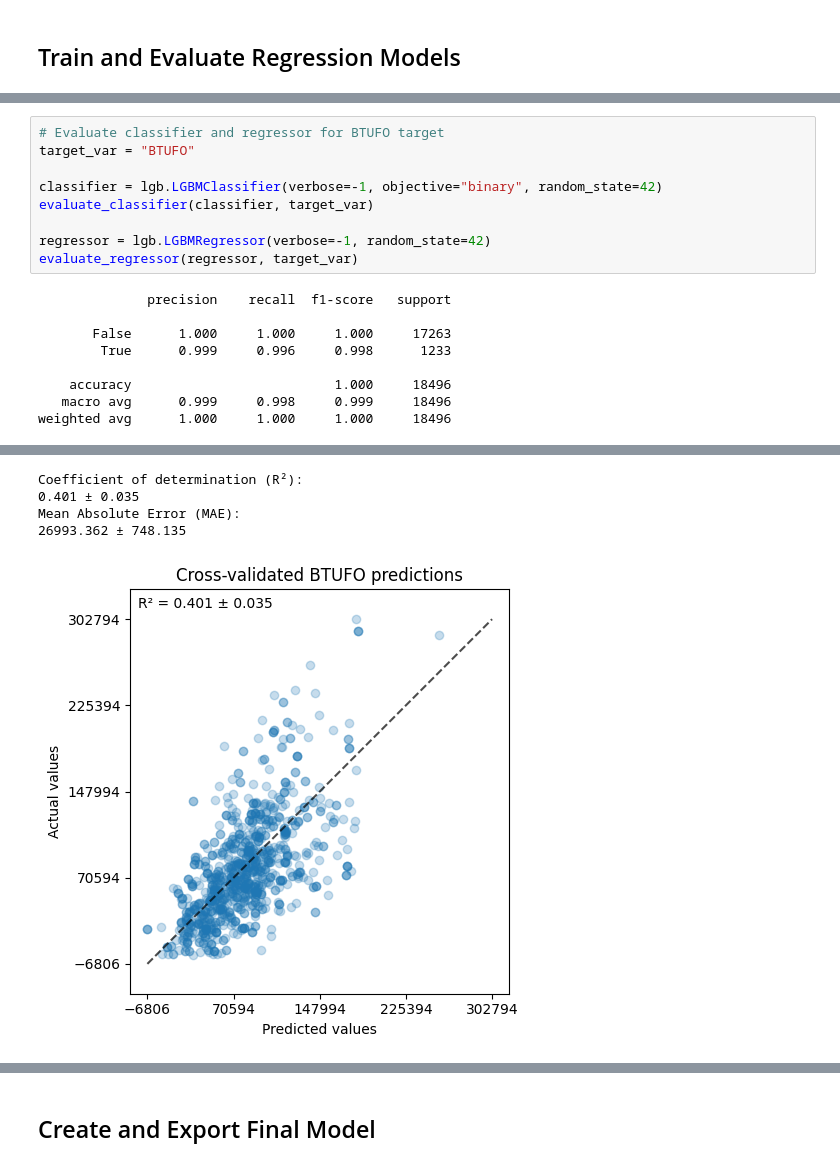
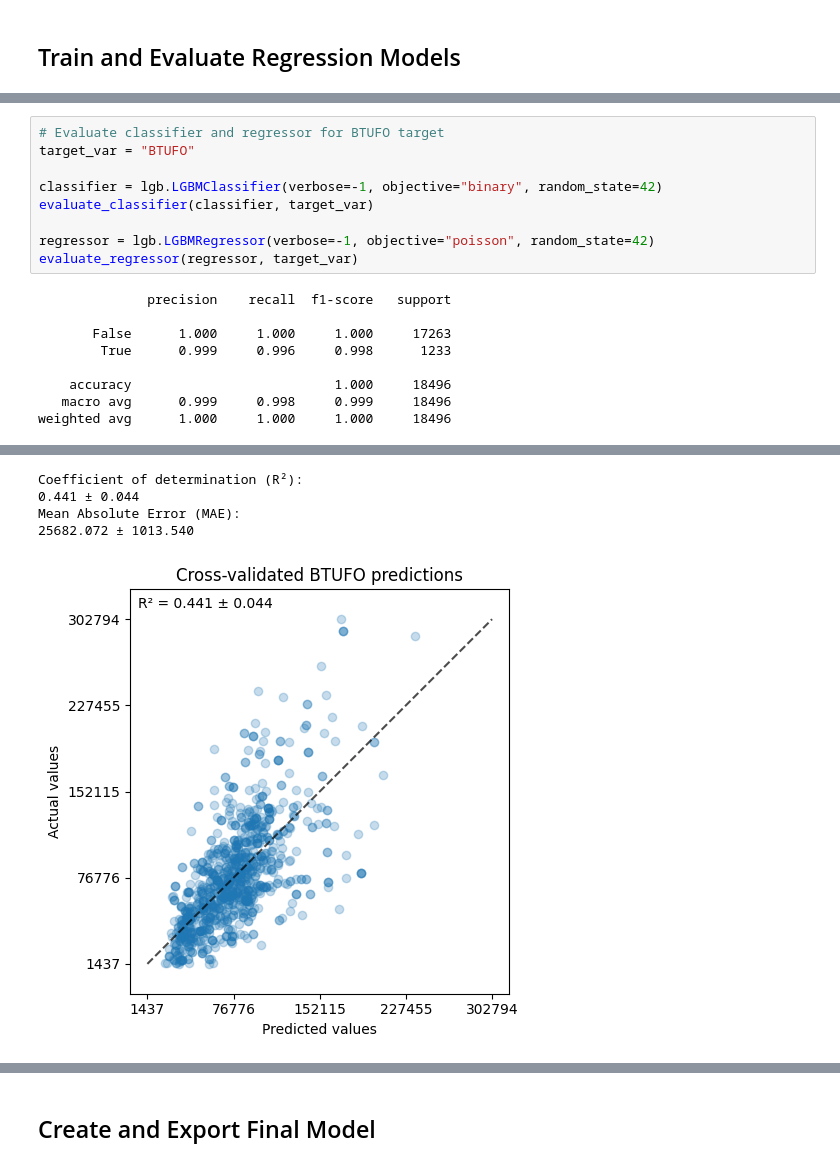
Before and after one commit to jon-codes/c964-model, a Jupyter notebook: notebooks/train.ipynb, the cells around one changed output, grey strips where cells are left out. Drawn from its saved outputs; the diff is of its cells as text.

```diff
--- a/notebooks/train.ipynb
+++ b/notebooks/train.ipynb
@@ -307,27 +307,27 @@ Mean Absolute Error (MAE):
 # %%
 # Evaluate classifier and regressor for BTUFO target
 target_var = "BTUFO"
 
 classifier = lgb.LGBMClassifier(verbose=-1, objective="binary", random_state=42)
 evaluate_classifier(classifier, target_var)
 
-regressor = lgb.LGBMRegressor(verbose=-1, random_state=42)
+regressor = lgb.LGBMRegressor(verbose=-1, objective="poisson", random_state=42)
 evaluate_regressor(regressor, target_var)
 # %% [output]
               precision    recall  f1-score   support
 
        False      1.000     1.000     1.000     17263
         True      0.999     0.996     0.998      1233
 
     accuracy                          1.000     18496
    macro avg      0.999     0.998     0.999     18496
 weighted avg      1.000     1.000     1.000     18496
 [figure]
 Coefficient of determination (R²):
-0.401 ± 0.035
+0.441 ± 0.044
 Mean Absolute Error (MAE):
-26993.362 ± 748.135
+25682.072 ± 1013.540
-[figure, old version]
+[figure, new version]
 # %%
 # Evaluate classifier and regressor for BTUWD target
 target_var = "BTUWD"
```
Also changed, not shown: parts of 4 cells of this notebook, 1 other file.
